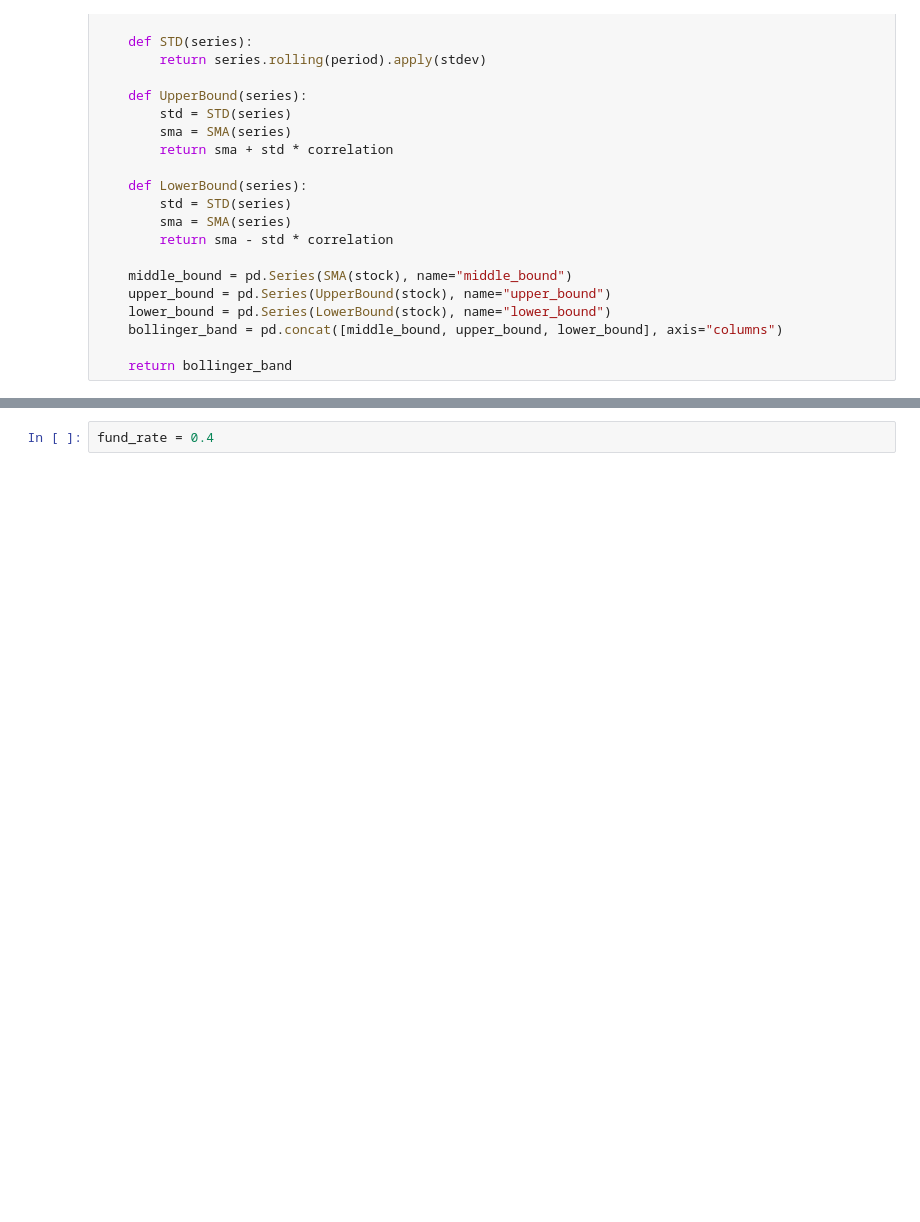
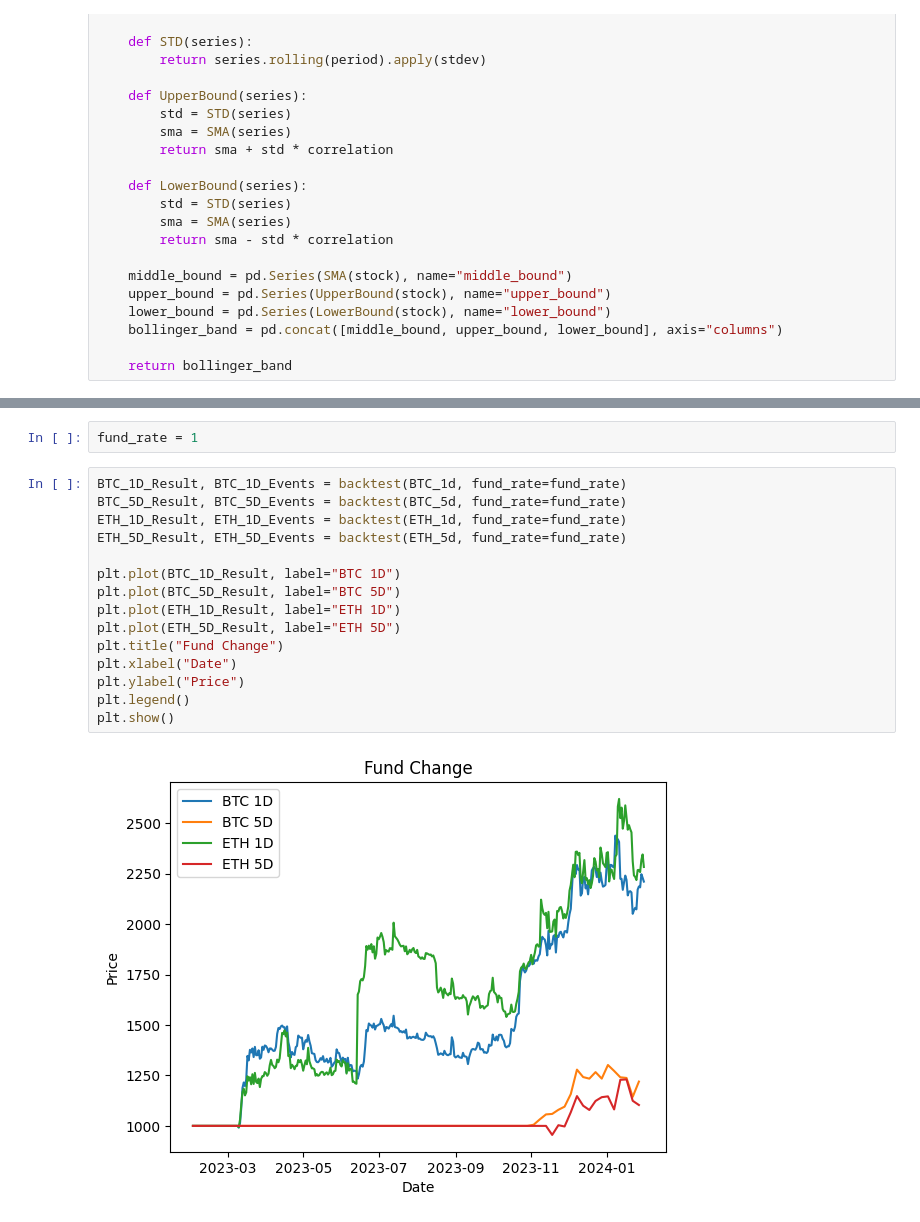
Before and after one commit to K-T-P/Trading-Algorithms-Course, a Jupyter notebook: HW3/HW3.ipynb, the cells around one changed output, grey strips where cells are left out. Cells and saved outputs as stored; diff of their text form; blank space fills up the shorter version.

```diff
--- a/HW3/HW3.ipynb
+++ b/HW3/HW3.ipynb
@@ -205,2 +215,19 @@ def backtest(stock, init_fund=1000, fund_rate = 1):
-# %%
-fund_rate = 0.4
+# %%
+fund_rate = 1
+# %%
+BTC_1D_Result, BTC_1D_Events = backtest(BTC_1d, fund_rate=fund_rate)
+BTC_5D_Result, BTC_5D_Events = backtest(BTC_5d, fund_rate=fund_rate)
+ETH_1D_Result, ETH_1D_Events = backtest(ETH_1d, fund_rate=fund_rate)
+ETH_5D_Result, ETH_5D_Events = backtest(ETH_5d, fund_rate=fund_rate)
+
+plt.plot(BTC_1D_Result, label="BTC 1D")
+plt.plot(BTC_5D_Result, label="BTC 5D")
+plt.plot(ETH_1D_Result, label="ETH 1D")
+plt.plot(ETH_5D_Result, label="ETH 5D")
+plt.title("Fund Change")
+plt.xlabel("Date")
+plt.ylabel("Price")
+plt.legend()
+plt.show()
+# %% [output]
+[figure, added]
```
Also changed, not shown: parts of 21 cells of this notebook.
